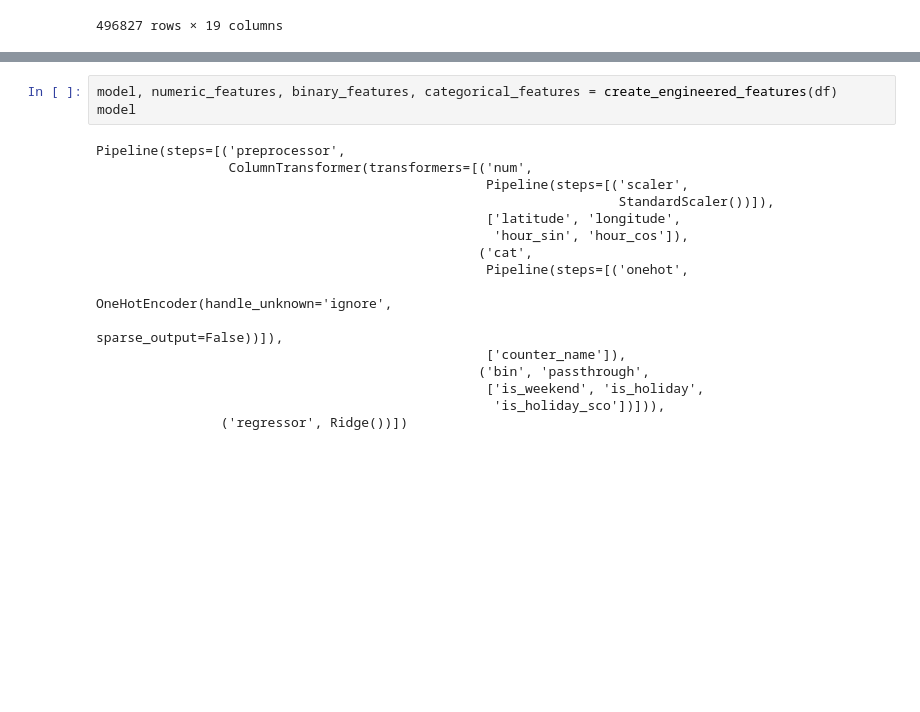
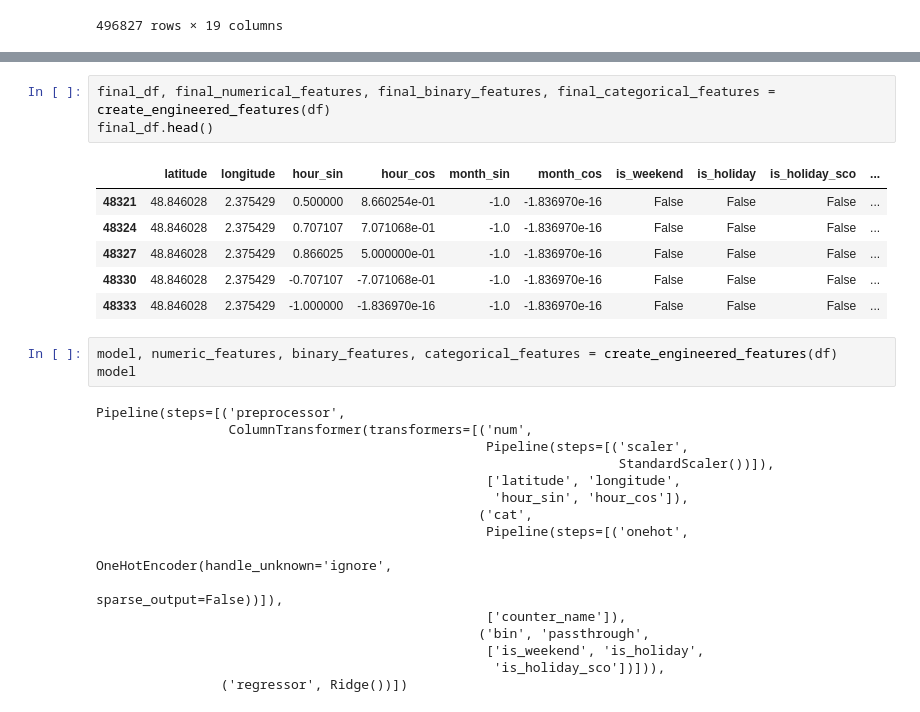
Before and after one commit to alexandreblivet/bike_counters_ac_team, a Jupyter notebook: methodology_notebook.ipynb, the cells around one changed output, grey strips where cells are left out. Cells and saved outputs as stored; diff of their text form; blank space fills up the shorter version.

```diff
--- a/methodology_notebook.ipynb
+++ b/methodology_notebook.ipynb
@@ -362,3 +390,13 @@ def create_engineered_features(df):
+# %%
+final_df, final_numerical_features, final_binary_features, final_categorical_features = create_engineered_features(df)
+final_df.head()
+# %% [output]
+|  | latitude | longitude | hour_sin | hour_cos | month_sin | month_cos | is_weekend | is_holiday | is_holiday_sco | ... |
+| 48321 | 48.846028 | 2.375429 | 0.500000 | 8.660254e-01 | -1.0 | -1.836970e-16 | False | False | False | ... |
+| 48324 | 48.846028 | 2.375429 | 0.707107 | 7.071068e-01 | -1.0 | -1.836970e-16 | False | False | False | ... |
+| 48327 | 48.846028 | 2.375429 | 0.866025 | 5.000000e-01 | -1.0 | -1.836970e-16 | False | False | False | ... |
+| 48330 | 48.846028 | 2.375429 | -0.707107 | -7.071068e-01 | -1.0 | -1.836970e-16 | False | False | False | ... |
+| 48333 | 48.846028 | 2.375429 | -1.000000 | -1.836970e-16 | -1.0 | -1.836970e-16 | False | False | False | ... |
 # %%
 model, numeric_features, binary_features, categorical_features = create_engineered_features(df)
 model
```
Also changed, not shown: parts of 6 cells of this notebook.
